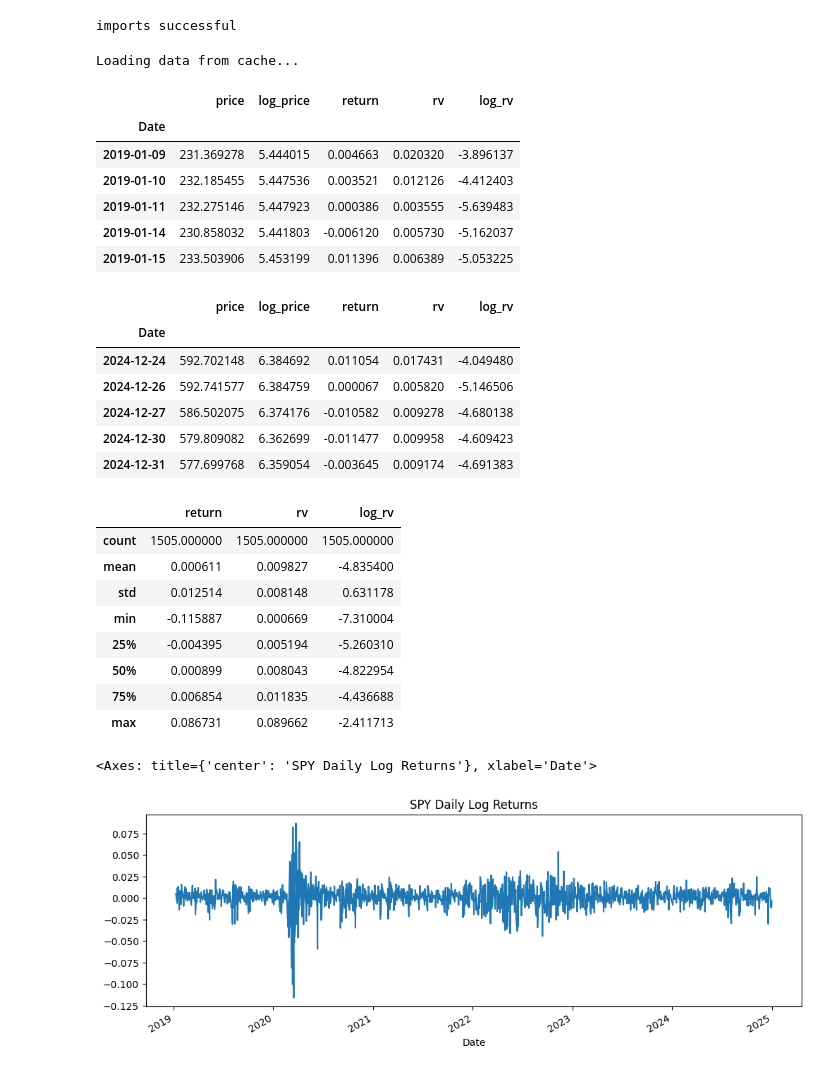
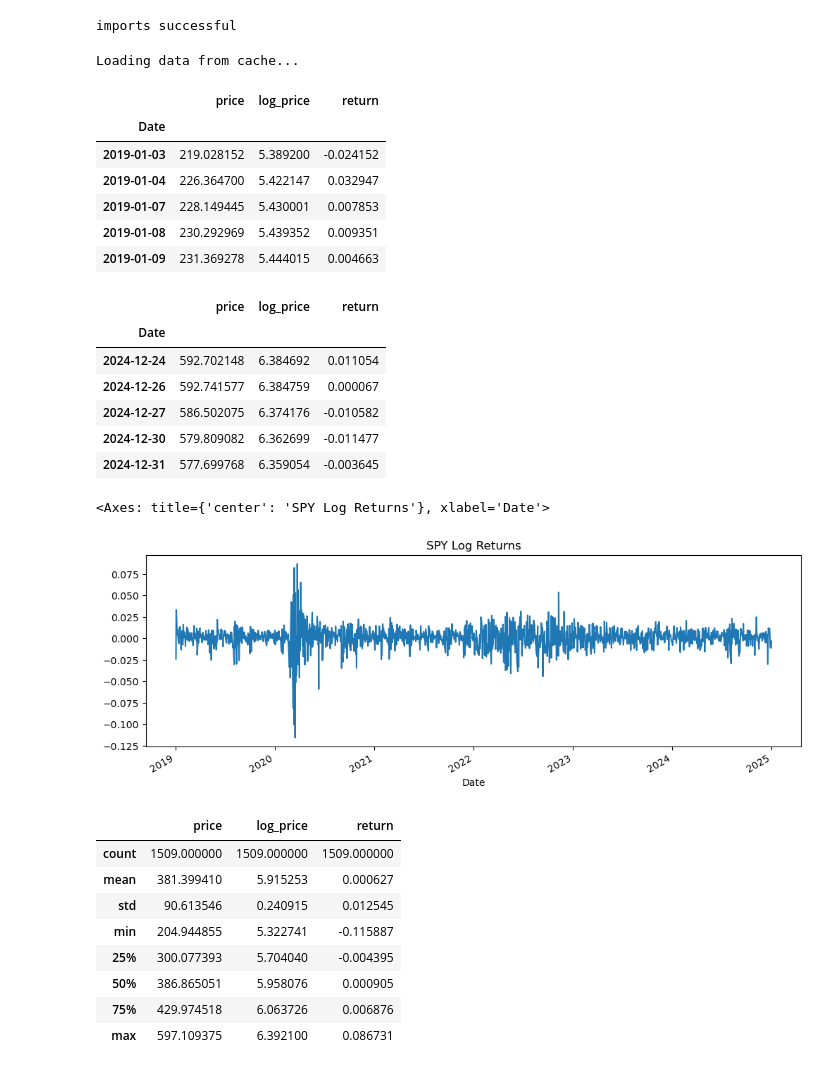
Before and after one commit to spradoaren/saf_final_project, a Jupyter notebook: Markov_Switching_AR/test_basic.ipynb, the cells around one changed output. Saved outputs shown, nothing was run; the diff lists cells and outputs as text; code cells hidden in the pictures.

```diff
--- a/Markov_Switching_AR/test_basic.ipynb
+++ b/Markov_Switching_AR/test_basic.ipynb
@@ -15,48 +15,47 @@ imports successful
 # %%
 adapter = YFinanceAdapter()
 
 df = prepare_return_data(
     ticker="SPY",
     start_date="2019-01-01",
     end_date="2025-01-01",
-    adapter=adapter,
-    rv_window=5,
+    adapter=adapter
 )
 
 df.head()
 # %% [output]
 Loading data from cache...
-|  | price | log_price | return | rv | log_rv |
-| Date |  |  |  |  |  |
-| 2019-01-09 | 231.369278 | 5.444015 | 0.004663 | 0.020320 | -3.896137 |
-| 2019-01-10 | 232.185455 | 5.447536 | 0.003521 | 0.012126 | -4.412403 |
-| 2019-01-11 | 232.275146 | 5.447923 | 0.000386 | 0.003555 | -5.639483 |
-| 2019-01-14 | 230.858032 | 5.441803 | -0.006120 | 0.005730 | -5.162037 |
-| 2019-01-15 | 233.503906 | 5.453199 | 0.011396 | 0.006389 | -5.053225 |
+|  | price | log_price | return |
+| Date |  |  |  |
+| 2019-01-03 | 219.028152 | 5.389200 | -0.024152 |
+| 2019-01-04 | 226.364700 | 5.422147 | 0.032947 |
+| 2019-01-07 | 228.149445 | 5.430001 | 0.007853 |
+| 2019-01-08 | 230.292969 | 5.439352 | 0.009351 |
+| 2019-01-09 | 231.369278 | 5.444015 | 0.004663 |
 # %%
 df.tail()
 # %% [output]
-|  | price | log_price | return | rv | log_rv |
-| Date |  |  |  |  |  |
-| 2024-12-24 | 592.702148 | 6.384692 | 0.011054 | 0.017431 | -4.049480 |
-| 2024-12-26 | 592.741577 | 6.384759 | 0.000067 | 0.005820 | -5.146506 |
-| 2024-12-27 | 586.502075 | 6.374176 | -0.010582 | 0.009278 | -4.680138 |
-| 2024-12-30 | 579.809082 | 6.362699 | -0.011477 | 0.009958 | -4.609423 |
-| 2024-12-31 | 577.699768 | 6.359054 | -0.003645 | 0.009174 | -4.691383 |
+|  | price | log_price | return |
+| Date |  |  |  |
+| 2024-12-24 | 592.702148 | 6.384692 | 0.011054 |
+| 2024-12-26 | 592.741577 | 6.384759 | 0.000067 |
+| 2024-12-27 | 586.502075 | 6.374176 | -0.010582 |
+| 2024-12-30 | 579.809082 | 6.362699 | -0.011477 |
+| 2024-12-31 | 577.699768 | 6.359054 | -0.003645 |
 # %%
-df[["return", "rv", "log_rv"]].describe()
+df["return"].plot(figsize=(12, 4), title="SPY Log Returns")
 # %% [output]
-|  | return | rv | log_rv |
-| count | 1505.000000 | 1505.000000 | 1505.000000 |
-| mean | 0.000611 | 0.009827 | -4.835400 |
-| std | 0.012514 | 0.008148 | 0.631178 |
-| min | -0.115887 | 0.000669 | -7.310004 |
-| 25% | -0.004395 | 0.005194 | -5.260310 |
-| 50% | 0.000899 | 0.008043 | -4.822954 |
-| 75% | 0.006854 | 0.011835 | -4.436688 |
-| max | 0.086731 | 0.089662 | -2.411713 |
+<Axes: title={'center': 'SPY Log Returns'}, xlabel='Date'>
+[figure, added]
 # %%
-df["return"].plot(figsize=(12, 4), title="SPY Daily Log Returns")
+df.describe()
 # %% [output]
-<Axes: title={'center': 'SPY Daily Log Returns'}, xlabel='Date'>
-[figure, removed]
+|  | price | log_price | return |
+| count | 1509.000000 | 1509.000000 | 1509.000000 |
+| mean | 381.399410 | 5.915253 | 0.000627 |
+| std | 90.613546 | 0.240915 | 0.012545 |
+| min | 204.944855 | 5.322741 | -0.115887 |
+| 25% | 300.077393 | 5.704040 | -0.004395 |
+| 50% | 386.865051 | 5.958076 | 0.000905 |
+| 75% | 429.974518 | 6.063726 | 0.006876 |
+| max | 597.109375 | 6.392100 | 0.086731 |
```
Also changed, not shown: parts of 2 cells of this notebook, 31 other files.
